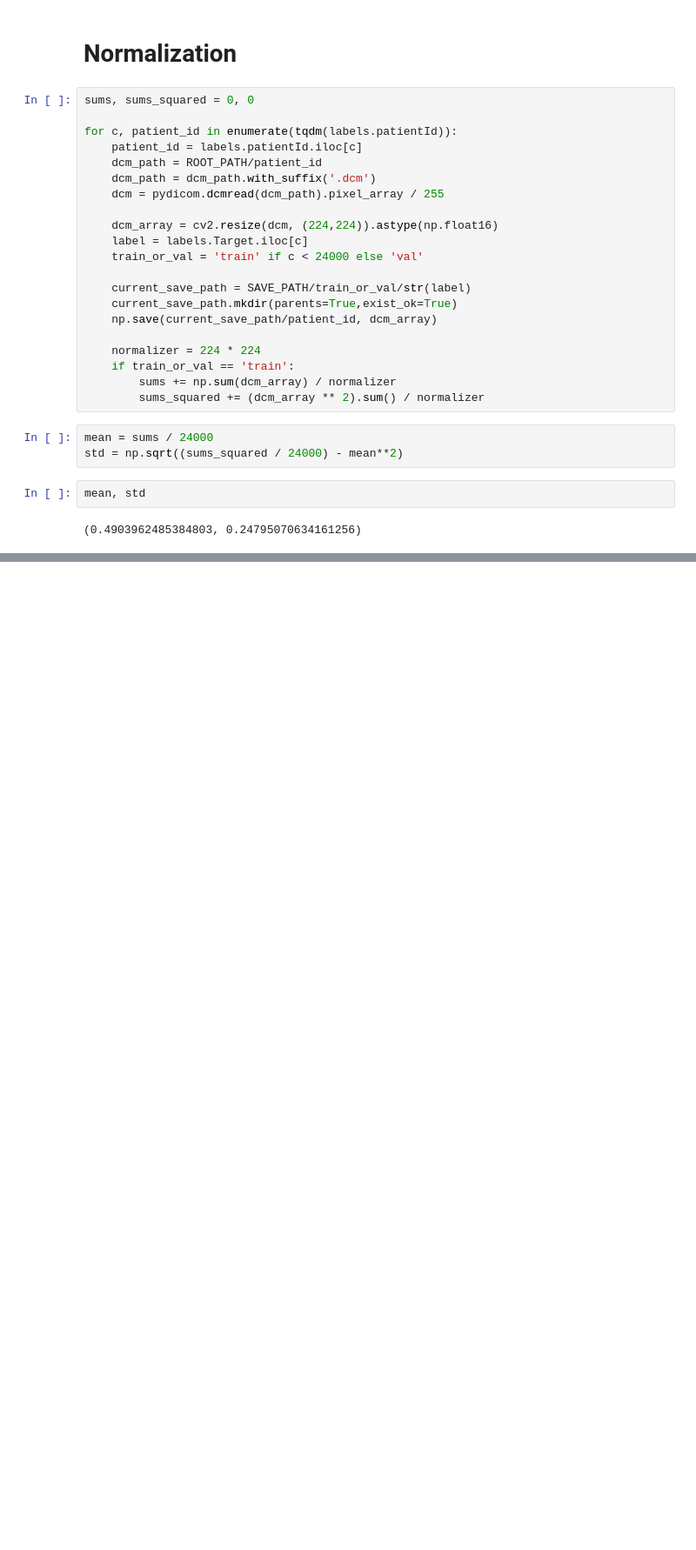
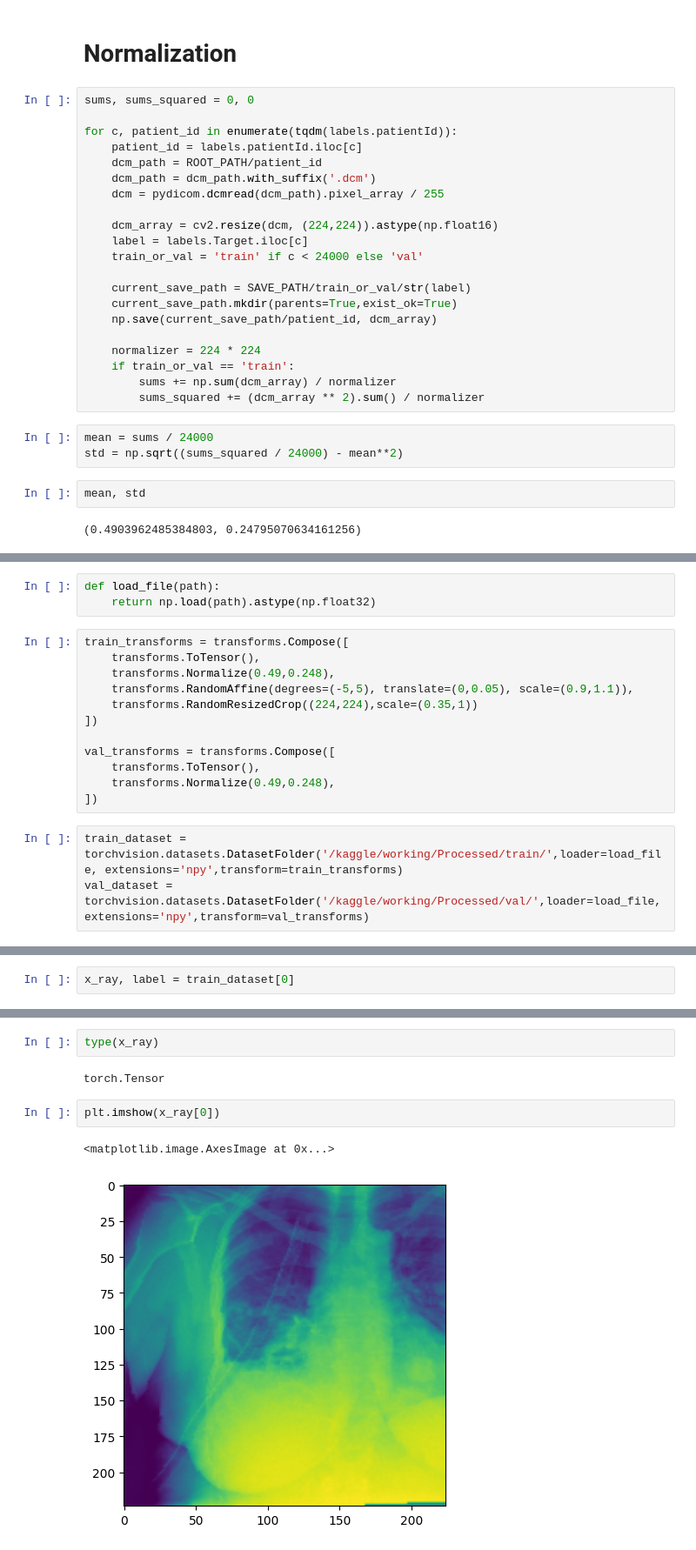
Before and after one commit to skm08/CNN, a Jupyter notebook: comprehensive-pneumonia-classification-with-pytorc.ipynb, the cells around one changed output, grey strips where cells are left out. Shown at 87% size. Saved outputs shown, nothing was run; the diff lists cells and outputs as text; blank space fills up the shorter version.

Commit message:
Kaggle Notebook | Comprehensive Pneumonia Classification with PyTorc | Version 2

```diff
--- a/comprehensive-pneumonia-classification-with-pytorc.ipynb
+++ b/comprehensive-pneumonia-classification-with-pytorc.ipynb
@@ -91,0 +105,18 @@ mean, std
+# %%
+def load_file(path):
+    return np.load(path).astype(np.float32)
+# %%
+train_transforms = transforms.Compose([
+    transforms.ToTensor(),
+    transforms.Normalize(0.49,0.248),
+    transforms.RandomAffine(degrees=(-5,5), translate=(0,0.05), scale=(0.9,1.1)),
+    transforms.RandomResizedCrop((224,224),scale=(0.35,1))
+])
+
+val_transforms = transforms.Compose([
+    transforms.ToTensor(),
+    transforms.Normalize(0.49,0.248),
+])
+# %%
+train_dataset = torchvision.datasets.DatasetFolder('/kaggle/working/Processed/train/',loader=load_file, extensions='npy',transform=train_transforms)
+val_dataset = torchvision.datasets.DatasetFolder('/kaggle/working/Processed/val/',loader=load_file, extensions='npy',transform=val_transforms)
@@ -91,0 +136,2 @@ mean, std
+# %%
+x_ray, label = train_dataset[0]
@@ -91,0 +148,9 @@ mean, std
+# %%
+type(x_ray)
+# %% [output]
+torch.Tensor
+# %%
+plt.imshow(x_ray[0])
+# %% [output]
+<matplotlib.image.AxesImage at 0x...>
+[figure, added]
```
Also changed, not shown: parts of 30 cells of this notebook.
